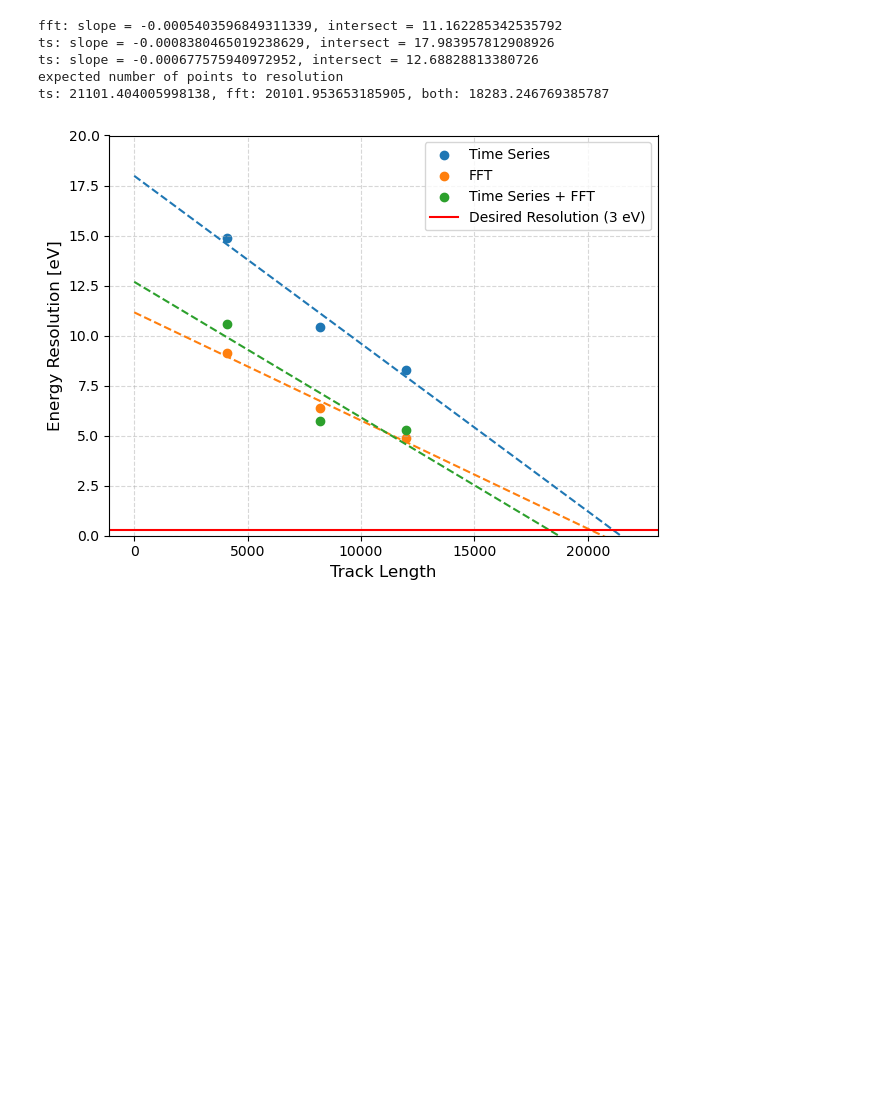
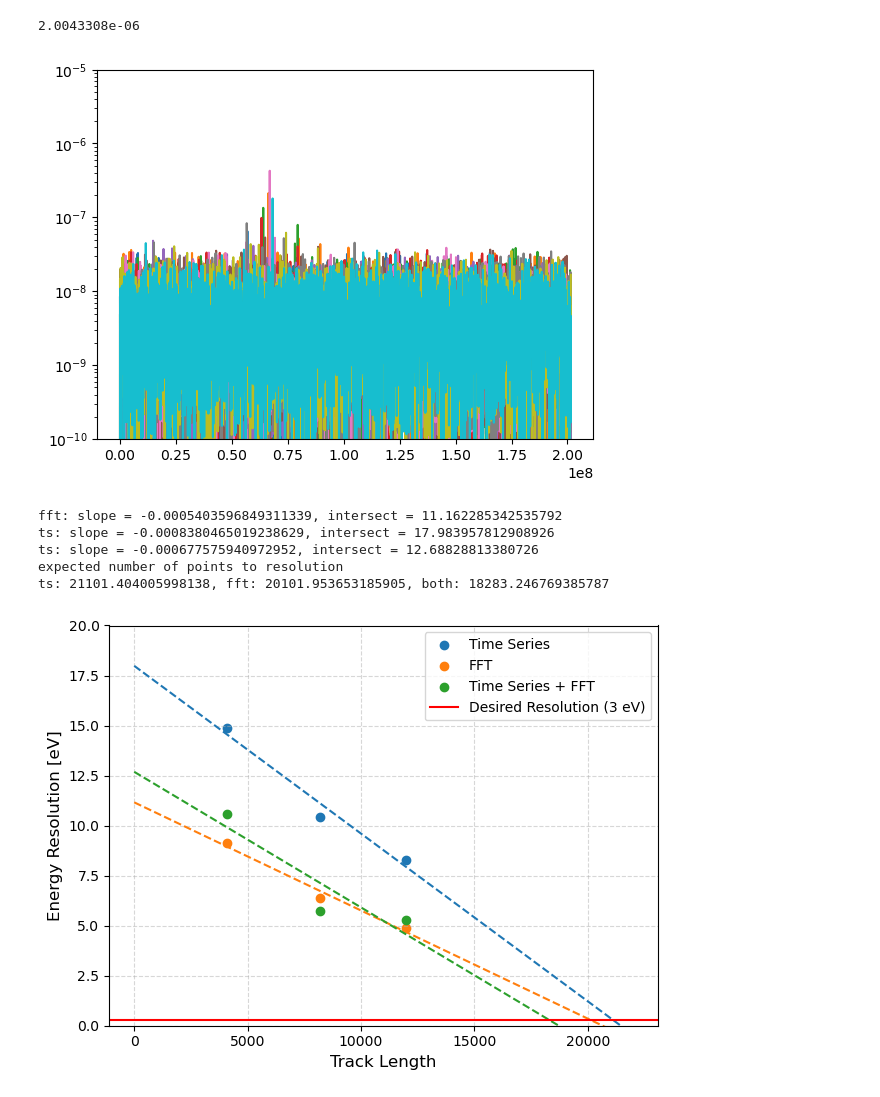
Before and after one commit to chreissel/neutrino_project, a Jupyter notebook: eval.ipynb, the cells around one changed output. Cells and saved outputs as stored; diff of their text form; code cells hidden in the pictures; blank space fills up the shorter version.

```diff
--- a/eval.ipynb
+++ b/eval.ipynb
@@ -79,3 +211,14 @@ plt.show()
+# %%
+for ts, fft, var, _ in dataset.test_dataloader():
+    for i in range(10):
+        f, pxx = signal.periodogram(ts[i, :, 0].numpy(), fs=403E6)
+        plt.plot(f, pxx)
+    break
+plt.yscale('log')
+plt.ylim(1E-10, 1E-5)
+# %% [output]
+2.0043308e-06
+[figure, added]
 # %%
 # true, pred: energy_eV, pitch_angle_deg
 # meta: avg_axial_frequency_Hz, avg_carrier_frequency_Hz, radius_m
```
Also changed, not shown: parts of 12 cells of this notebook, 5 other files.
